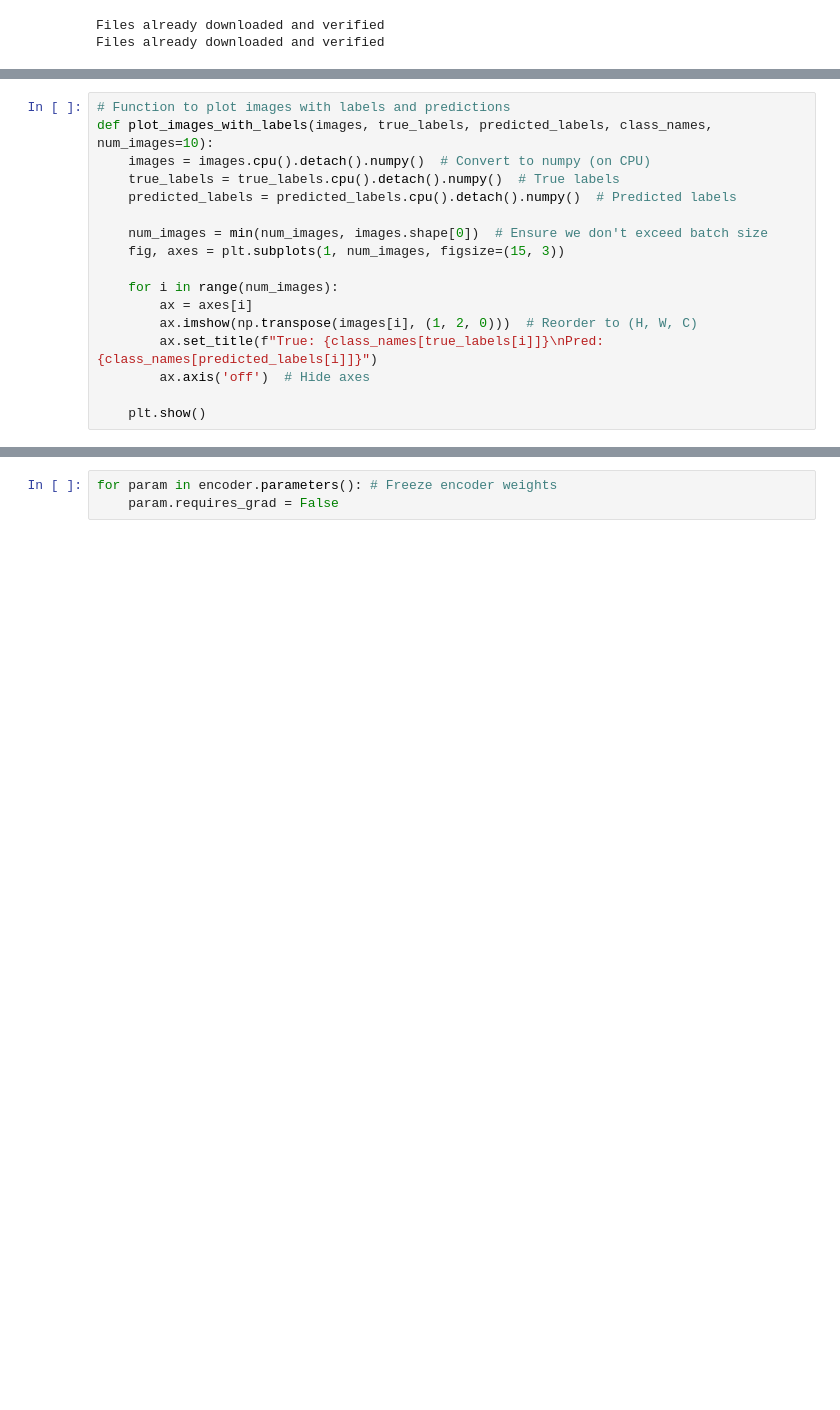
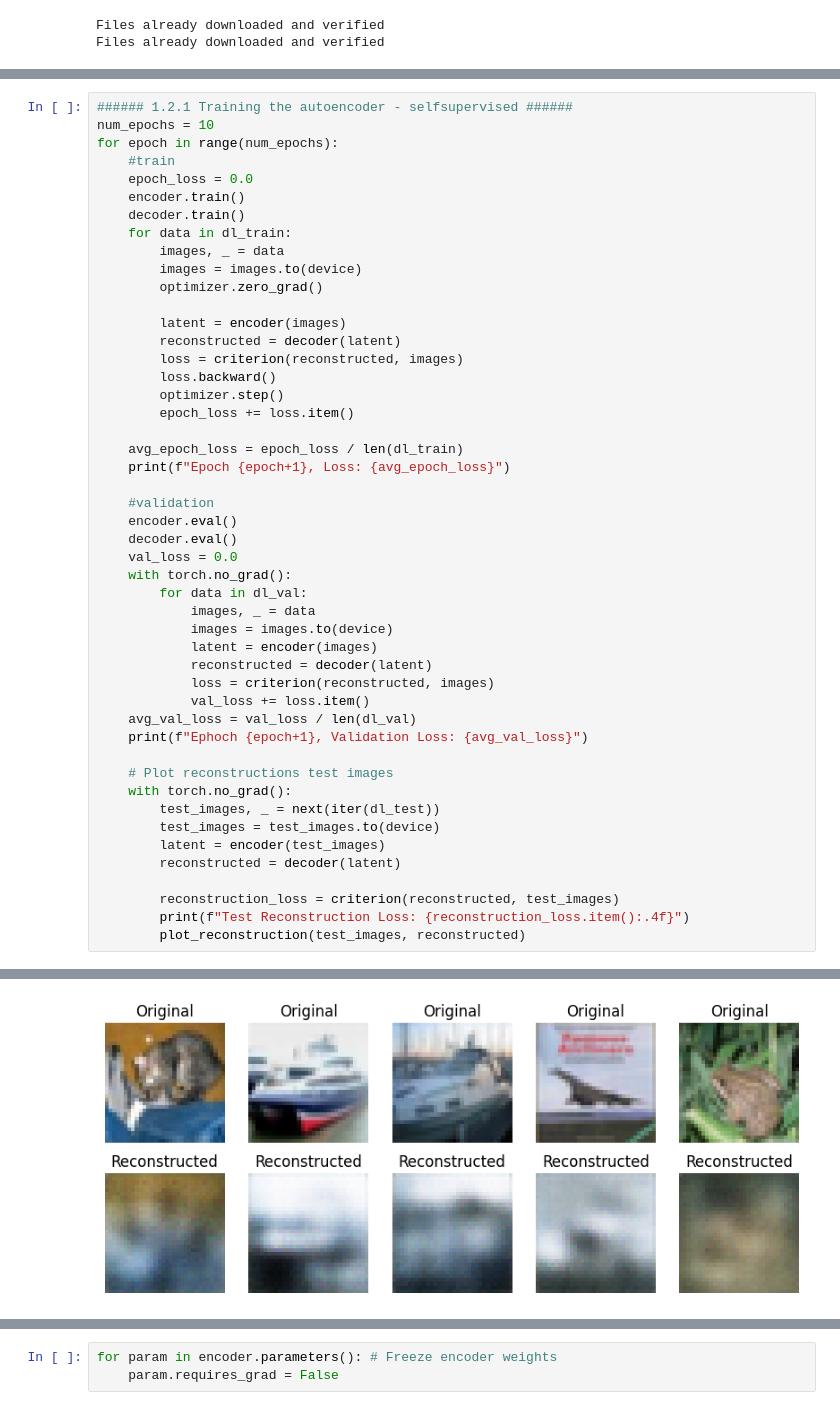
Before and after one commit to Dorknafo7/deep_learning_project, a Jupyter notebook: code/DecoderEncoderCIFAR.ipynb, the cells around one changed output, grey strips where cells are left out. Drawn from its saved outputs; the diff is of its cells as text; blank space fills up the shorter version.

```diff
--- a/code/DecoderEncoderCIFAR.ipynb
+++ b/code/DecoderEncoderCIFAR.ipynb
@@ -136,17 +72,49 @@ Test Reconstruction Loss: 0.0455
-# %%
-# Function to plot images with labels and predictions
-def plot_images_with_labels(images, true_labels, predicted_labels, class_names, num_images=10):
-    images = images.cpu().detach().numpy()  # Convert to numpy (on CPU)
-    true_labels = true_labels.cpu().detach().numpy()  # True labels
-    predicted_labels = predicted_labels.cpu().detach().numpy()  # Predicted labels
-
-    num_images = min(num_images, images.shape[0])  # Ensure we don't exceed batch size
-    fig, axes = plt.subplots(1, num_images, figsize=(15, 3))
-
-    for i in range(num_images):
-        ax = axes[i]
-        ax.imshow(np.transpose(images[i], (1, 2, 0)))  # Reorder to (H, W, C)
-        ax.set_title(f"True: {class_names[true_labels[i]]}\nPred: {class_names[predicted_labels[i]]}")
-        ax.axis('off')  # Hide axes
-
-    plt.show()
+# %%
+###### 1.2.1 Training the autoencoder - selfsupervised ######
+num_epochs = 10
+for epoch in range(num_epochs):
+    #train
+    epoch_loss = 0.0
+    encoder.train()
+    decoder.train()
+    for data in dl_train:
+        images, _ = data
+        images = images.to(device)
+        optimizer.zero_grad()
+
+        latent = encoder(images)
+        reconstructed = decoder(latent)
+        loss = criterion(reconstructed, images)
+        loss.backward()
+        optimizer.step()
+        epoch_loss += loss.item()
+
+    avg_epoch_loss = epoch_loss / len(dl_train)
+    print(f"Epoch {epoch+1}, Loss: {avg_epoch_loss}")
+
+    #validation
+    encoder.eval()
+    decoder.eval()
+    val_loss = 0.0
+    with torch.no_grad():
+        for data in dl_val:
+            images, _ = data
+            images = images.to(device)
+            latent = encoder(images)
+            reconstructed = decoder(latent)
+            loss = criterion(reconstructed, images)
+            val_loss += loss.item()
+    avg_val_loss = val_loss / len(dl_val)
+    print(f"Ephoch {epoch+1}, Validation Loss: {avg_val_loss}")
+
+    # Plot reconstructions test images
+    with torch.no_grad():
+        test_images, _ = next(iter(dl_test))
+        test_images = test_images.to(device)
+        latent = encoder(test_images)
+        reconstructed = decoder(latent)
+
+        reconstruction_loss = criterion(reconstructed, test_images)
+        print(f"Test Reconstruction Loss: {reconstruction_loss.item():.4f}")
+        plot_reconstruction(test_images, reconstructed)
+# %% [output]
@@ -152,0 +125 @@ def plot_images_with_labels(images, true_labels, predicted_labels, class_names,
+[figure, added]
```
Also changed, not shown: parts of 17 cells of this notebook, 5 other files.
